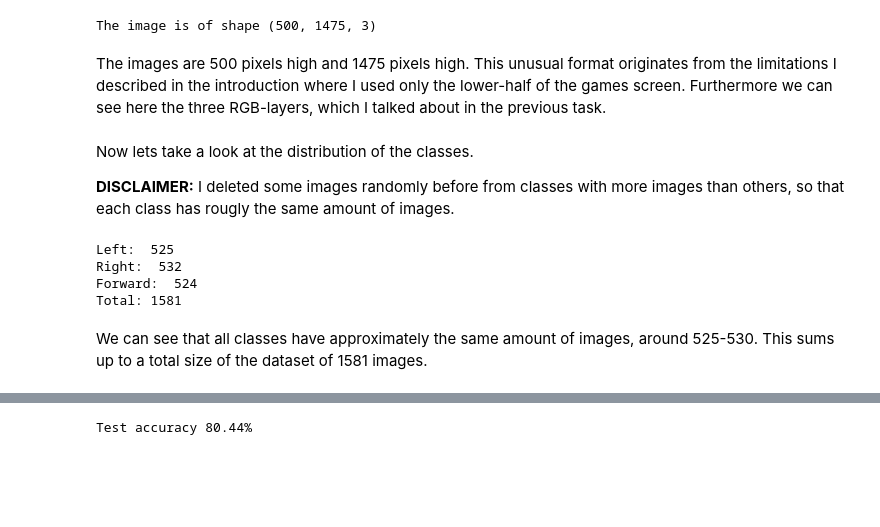
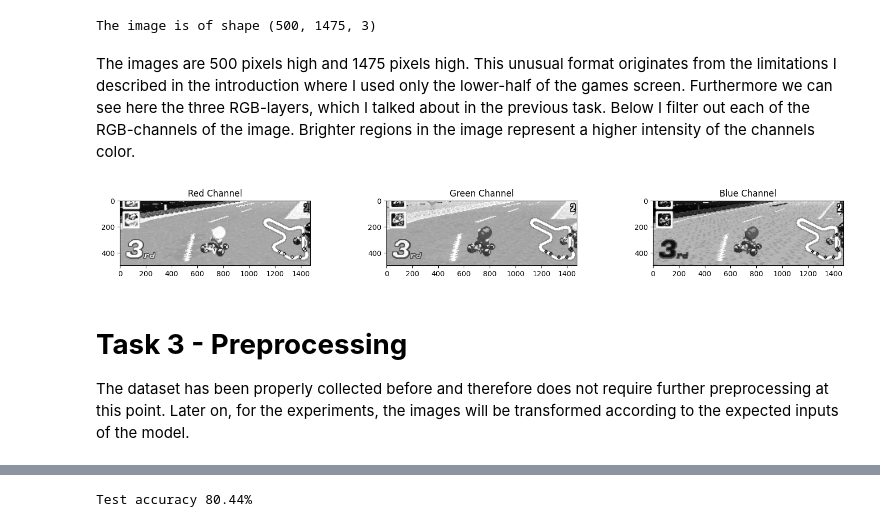
Before and after one commit to MOXHAN/MK-SuperCircuit-Classifier, a Jupyter notebook: portfolio.ipynb, the cells around one changed output, grey strips where cells are left out. Cells and saved outputs as stored; diff of their text form; code cells hidden in the pictures; blank space fills up the shorter version.

Commit message:
add further tasks

```diff
--- a/portfolio.ipynb
+++ b/portfolio.ipynb
@@ -59,46 +61,30 @@ print(f"The image is of shape {img.shape}")
 # %% [output]
 The image is of shape (500, 1475, 3)
 # %% [markdown]
-The images are 500 pixels high and 1475 pixels high. This unusual format originates from the limitations I described in the introduction where I used only the lower-half of the games screen. Furthermore we can see here the three RGB-layers, which I talked about in the previous task.
+The images are 500 pixels high and 1475 pixels high. This unusual format originates from the limitations I described in the introduction where I used only the lower-half of the games screen. Furthermore we can see here the three RGB-layers, which I talked about in the previous task. Below I filter out each of the RGB-channels of the image. Brighter regions in the image represent a higher intensity of the channels color.
-# %% [markdown]
-Now lets take a look at the distribution of the classes.
-
-**DISCLAIMER:** I deleted some images randomly before from classes with more images than others, so that each class has rougly the same amount of images.
-# %%
-left = 0
-right = 0
-forward = 0
-
-for file in os.listdir("data/train"):
-
-    direction = file.split("_")[3].split(".")[0]
-
-    if direction == "left":
-        left += 1
-    elif direction == "right":
-        right += 1
-    elif direction == "forward":
-        forward += 1
-
-for file in os.listdir("data/test"):
-
-    direction = file.split("_")[3].split(".")[0]
-
-    if direction == "left":
-        left += 1
-    elif direction == "right":
-        right += 1
-    elif direction == "forward":
-        forward += 1
-
-print("Left: ", left)
-print("Right: ", right)
-print("Forward: ", forward)
-print(f"Total: {left + right + forward}")
-# %% [output]
-Left:  525
-Right:  532
-Forward:  524
-Total: 1581
-# %% [markdown]
-We can see that all classes have approximately the same amount of images, around 525-530. This sums up to a total size of the dataset of 1581 images.
+# %%
+# Create a 1x3 subplot grid
+fig, axes = plt.subplots(1, 3, figsize=(18, 6))
+
+# Display the red channel
+axes[0].imshow(img[:, :, 0], cmap="gray")
+axes[0].set_title('Red Channel')
+
+# Display the green channel
+axes[1].imshow(img[:, :, 1], cmap="gray")
+axes[1].set_title('Green Channel')
+
+# Display the blue channel
+axes[2].imshow(img[:, :, 2], cmap="gray")
+axes[2].set_title('Blue Channel')
+
+# Adjust the spacing between subplots
+plt.subplots_adjust(wspace=0.4)
+
+plt.show()
+# %% [output]
+[figure, added]
+# %% [markdown]
+# **Task 3 - Preprocessing**
+
+The dataset has been properly collected before and therefore does not require further preprocessing at this point. Later on, for the experiments, the images will be transformed according to the expected inputs of the model.
```
Also changed, not shown: parts of 33 cells of this notebook.
